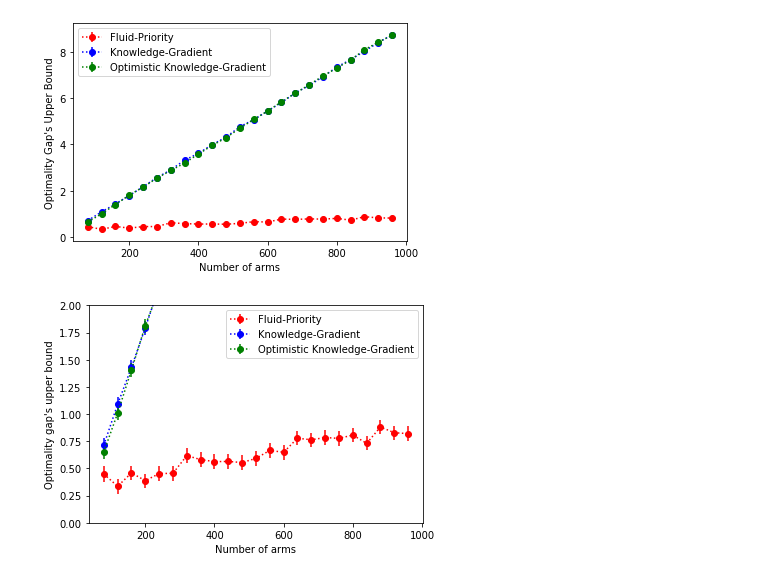
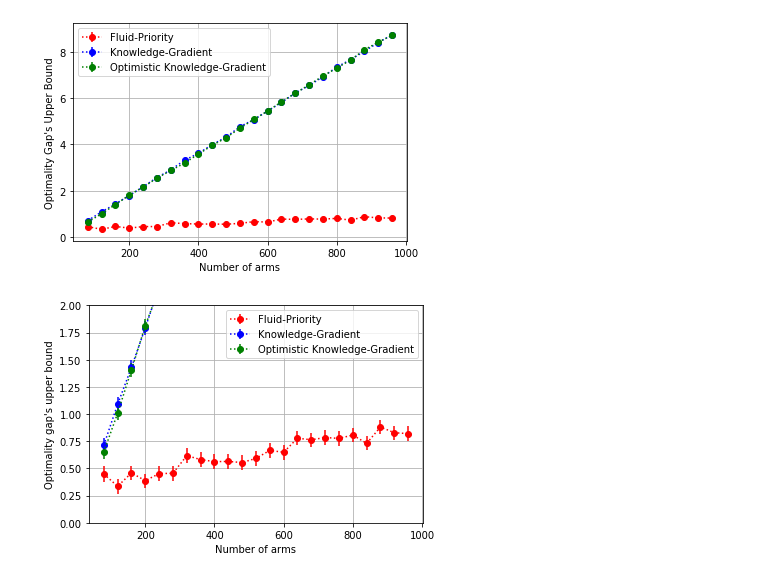
Before and after one commit to xiangyu-zhang-95/ZhangFrazier2020RestlessBandit, a Jupyter notebook: Crowdsourced-Labeling/Plot.ipynb, the cells around one changed output. Drawn from its saved outputs; the diff is of its cells as text; code cells hidden in the pictures.

```diff
--- a/Crowdsourced-Labeling/Plot.ipynb
+++ b/Crowdsourced-Labeling/Plot.ipynb
@@ -13,17 +13,19 @@ for i in range(3):
 plt.xlabel("Number of arms")
 plt.ylabel("Optimality Gap's Upper Bound")
 plt.legend()
+plt.grid()
 plt.savefig("2a.png")
 # %% [output]
-[figure, old version]
+[figure, new version]
 # %%
 for i in range(3):
     plt.errorbar(dfs[i].loc["N"][1:], dfs[i].loc["opt-gap"][1:], marker="o", ls=":",
                  yerr=2 * dfs[i].loc["std"][1:], label=plcies[i], color=clrs[i])
 plt.xlabel("Number of arms")
 plt.ylabel("Optimality gap's upper bound")
 plt.ylim(0, 2)
 plt.legend()
+plt.grid()
 plt.savefig("2b.png")
 # %% [output]
-[figure, old version]
+[figure, new version]
```
Also changed, not shown: 2 other files.
